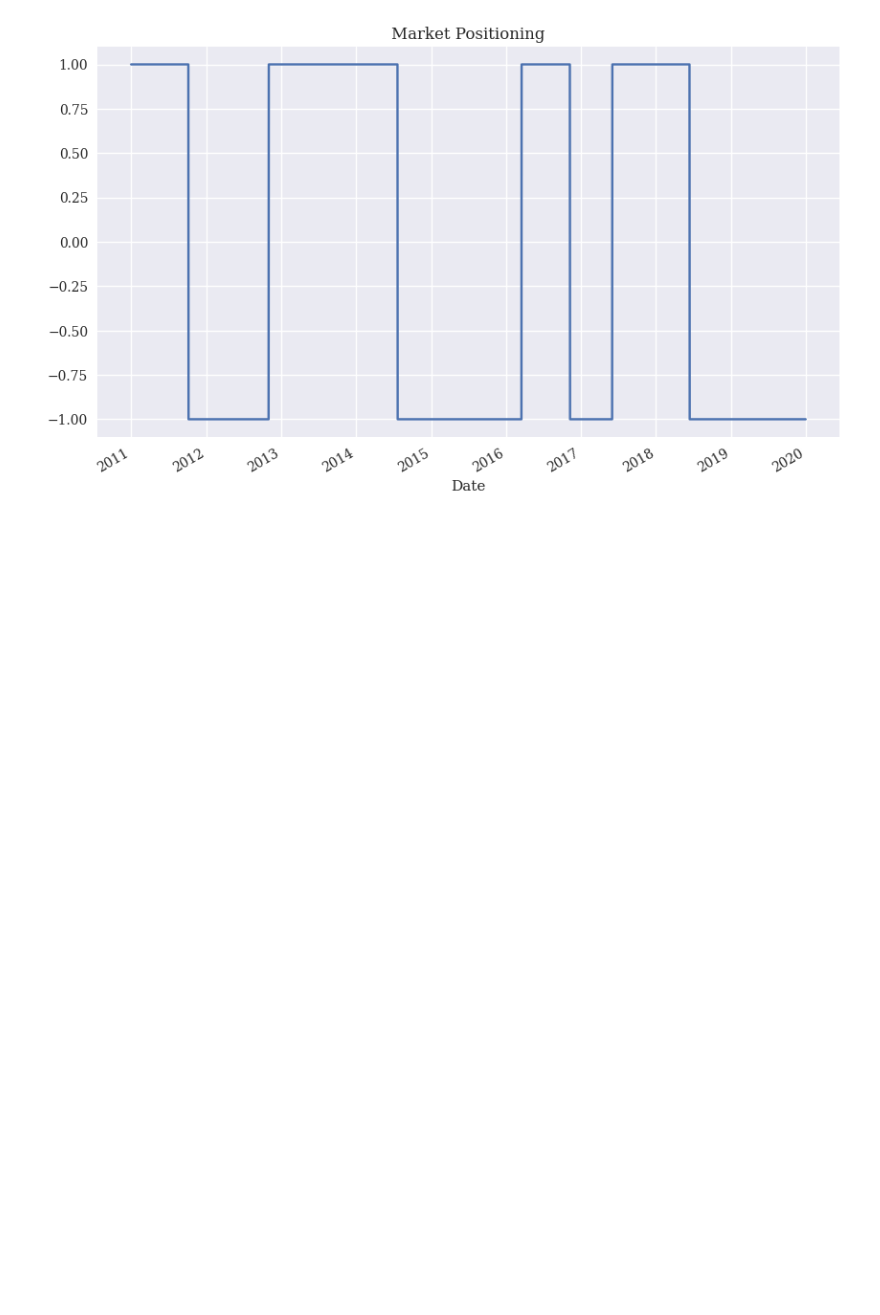
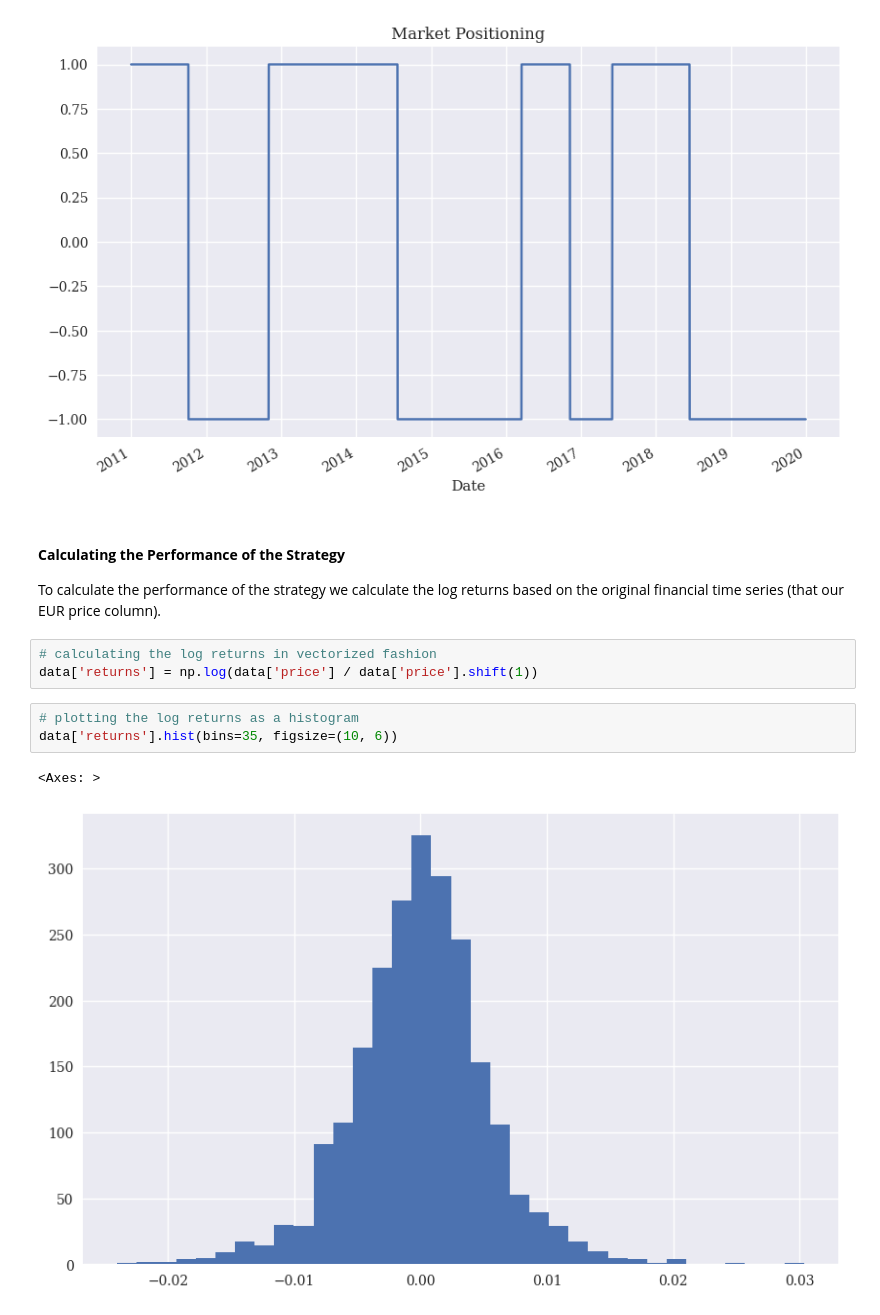
Before and after one commit to mindeleven/Analyzing-financial-data-with-python-and-rust, a Jupyter notebook: algorithmic_trading/algorithmic-trading-hilpisch/python_for_algorithmic_trading/ch04_Vectorized_Backtesting/02_moving_averages_strategies.ipynb, the cells around one changed output. Saved outputs shown, nothing was run; the diff lists cells and outputs as text; blank space fills up the shorter version.

Commit message:
Comparing the returns (strategy vs. passive investment), plotting it, calculating risk-return statistics

```diff
--- a/algorithmic_trading/algorithmic-trading-hilpisch/python_for_algorithmic_trading/ch04_Vectorized_Backtesting/02_moving_averages_strategies.ipynb
+++ b/algorithmic_trading/algorithmic-trading-hilpisch/python_for_algorithmic_trading/ch04_Vectorized_Backtesting/02_moving_averages_strategies.ipynb
@@ -273,3 +273,16 @@ data['position'].plot(
 # %% [output]
 <Axes: title={'center': 'Market Positioning'}, xlabel='Date'>
 [figure]
+# %% [markdown]
+#### __Calculating the Performance of the Strategy__
+
+To calculate the performance of the strategy we calculate the log returns based on the original financial time series (that our EUR price column).
+# %%
+# calculating the log returns in vectorized fashion
+data['returns'] = np.log(data['price'] / data['price'].shift(1))
+# %%
+# plotting the log returns as a histogram
+data['returns'].hist(bins=35, figsize=(10, 6))
+# %% [output]
+<Axes: >
+[figure, added]
```
Also changed, not shown: parts of 12 cells of this notebook.
